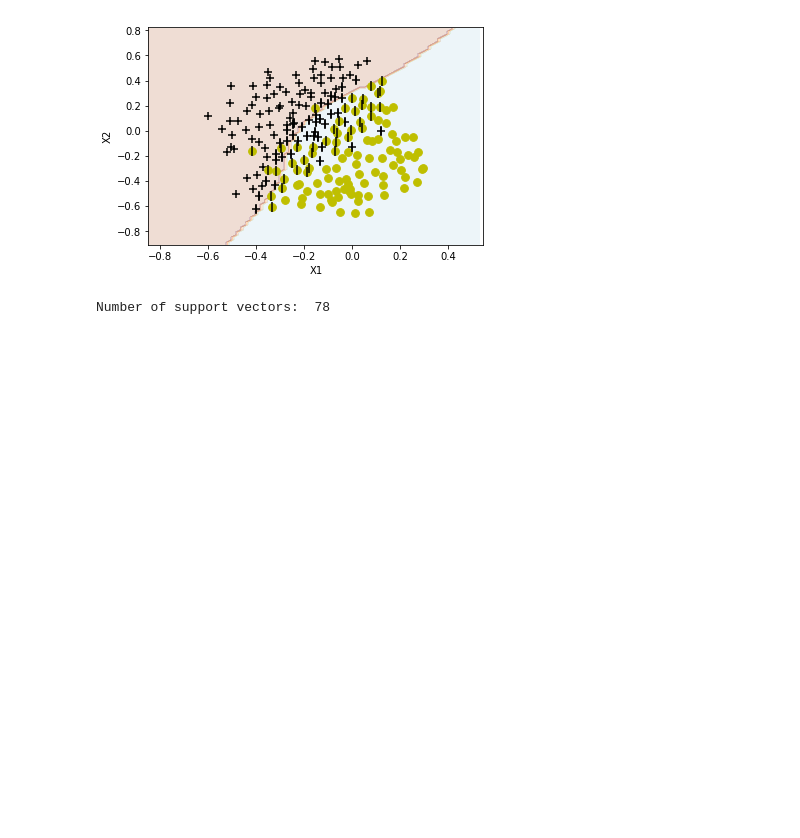
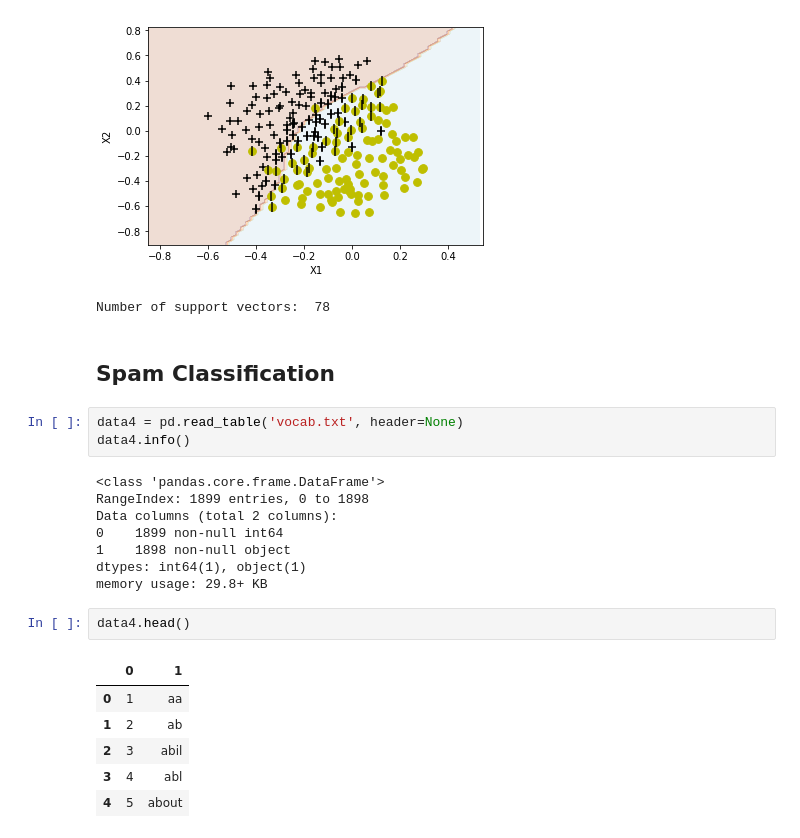
Before and after one commit to RajatGarg97/AndrewNg-mlCourse-Ex, a Jupyter notebook: machine-learning-ex6/ex6/ImplementationSVM.ipynb, the cells around one changed output. Saved outputs shown, nothing was run; the diff lists cells and outputs as text; blank space fills up the shorter version.

Commit message:
spam classification dataset loaded

```diff
--- a/machine-learning-ex6/ex6/ImplementationSVM.ipynb
+++ b/machine-learning-ex6/ex6/ImplementationSVM.ipynb
@@ -125,3 +125,25 @@ plot_svc(clf3, X3, y3)
 # %% [output]
 [figure]
 Number of support vectors:  78
+# %% [markdown]
+## Spam Classification
+# %%
+data4 = pd.read_table('vocab.txt', header=None)
+data4.info()
+# %% [output]
+<class 'pandas.core.frame.DataFrame'>
+RangeIndex: 1899 entries, 0 to 1898
+Data columns (total 2 columns):
+0    1899 non-null int64
+1    1898 non-null object
+dtypes: int64(1), object(1)
+memory usage: 29.8+ KB
+# %%
+data4.head()
+# %% [output]
+|  | 0 | 1 |
+| 0 | 1 | aa |
+| 1 | 2 | ab |
+| 2 | 3 | abil |
+| 3 | 4 | abl |
+| 4 | 5 | about |
```
